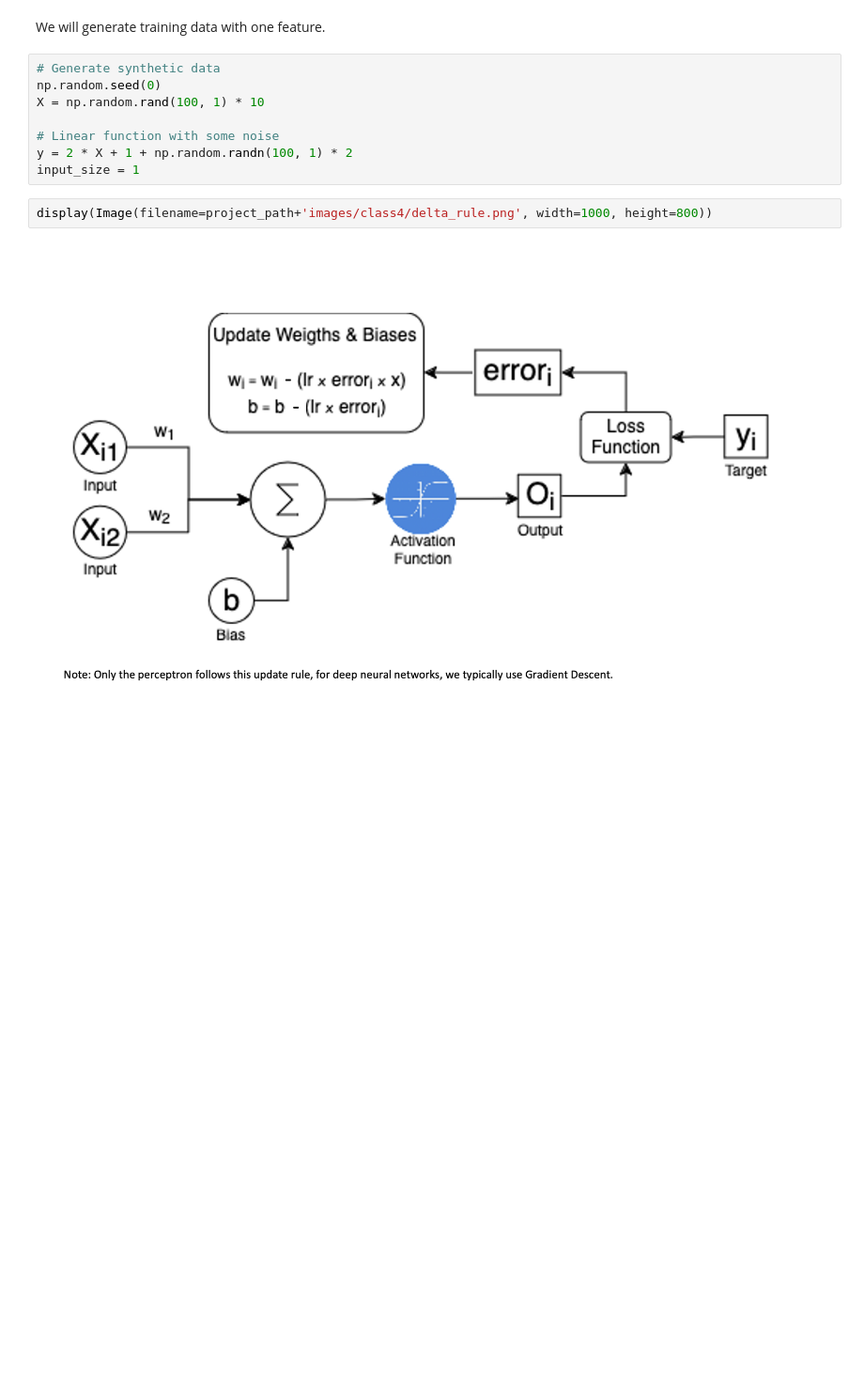
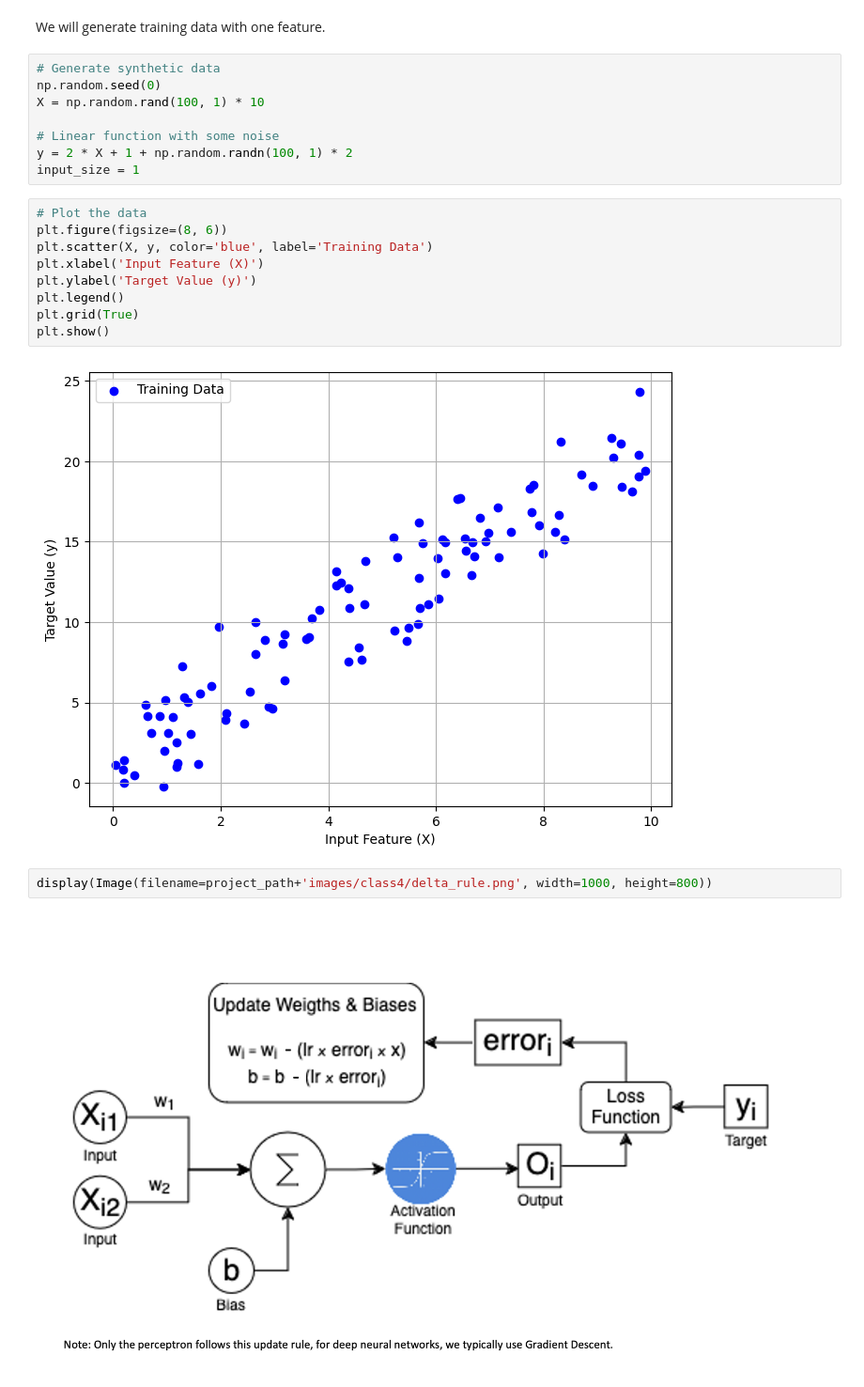
Before and after one commit to tiagomosantos/CapstoneProject, a Jupyter notebook: notebooks/class_4_notebook_solved.ipynb, the cells around one changed output. Shown at 94% size. Cells and saved outputs as stored; diff of their text form; blank space fills up the shorter version.

```diff
--- a/notebooks/class_4_notebook.ipynb
+++ b/notebooks/class_4_notebook_solved.ipynb
@@ -187,6 +187,17 @@ X = np.random.rand(100, 1) * 10
 # Linear function with some noise
 y = 2 * X + 1 + np.random.randn(100, 1) * 2
 input_size = 1
+# %%
+# Plot the data
+plt.figure(figsize=(8, 6))
+plt.scatter(X, y, color='blue', label='Training Data')
+plt.xlabel('Input Feature (X)')
+plt.ylabel('Target Value (y)')
+plt.legend()
+plt.grid(True)
+plt.show()
+# %% [output]
+[figure, added]
 # %%
 display(Image(filename=project_path+'images/class4/delta_rule.png', width=1000, height=800))
 # %% [output]
```
Also changed, not shown: parts of 49 cells of this notebook, 3 other files.
